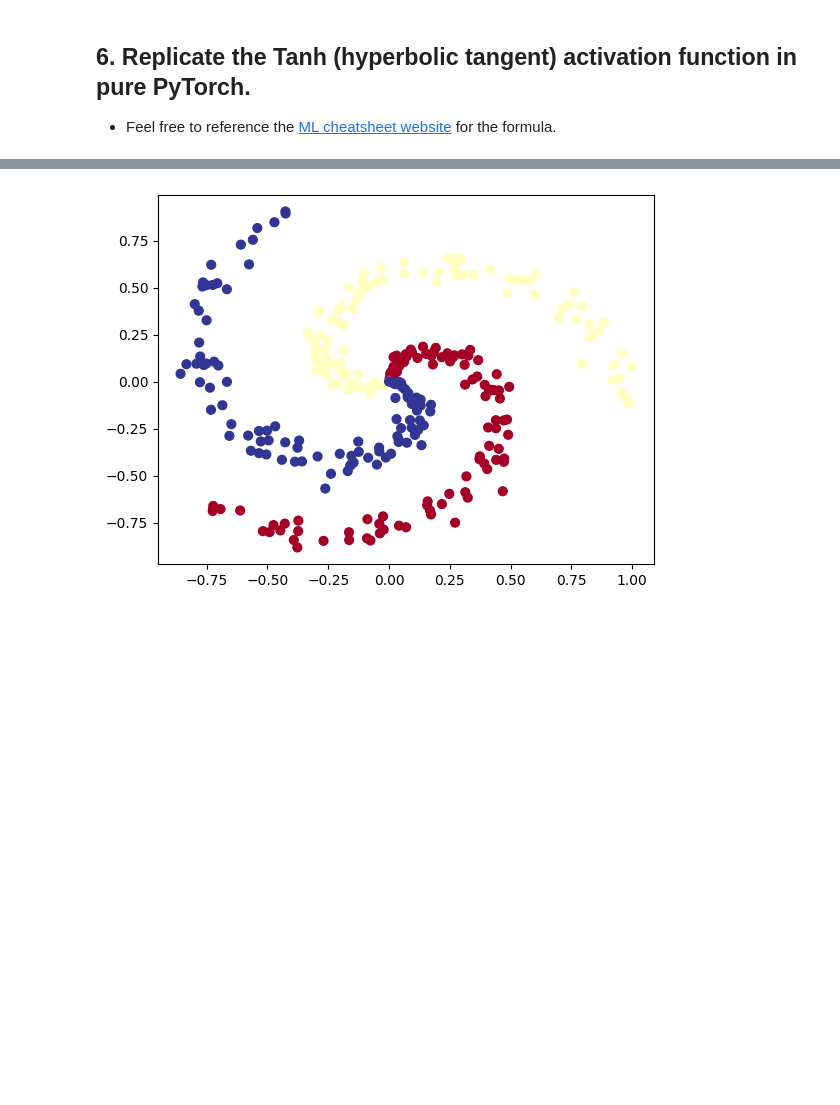
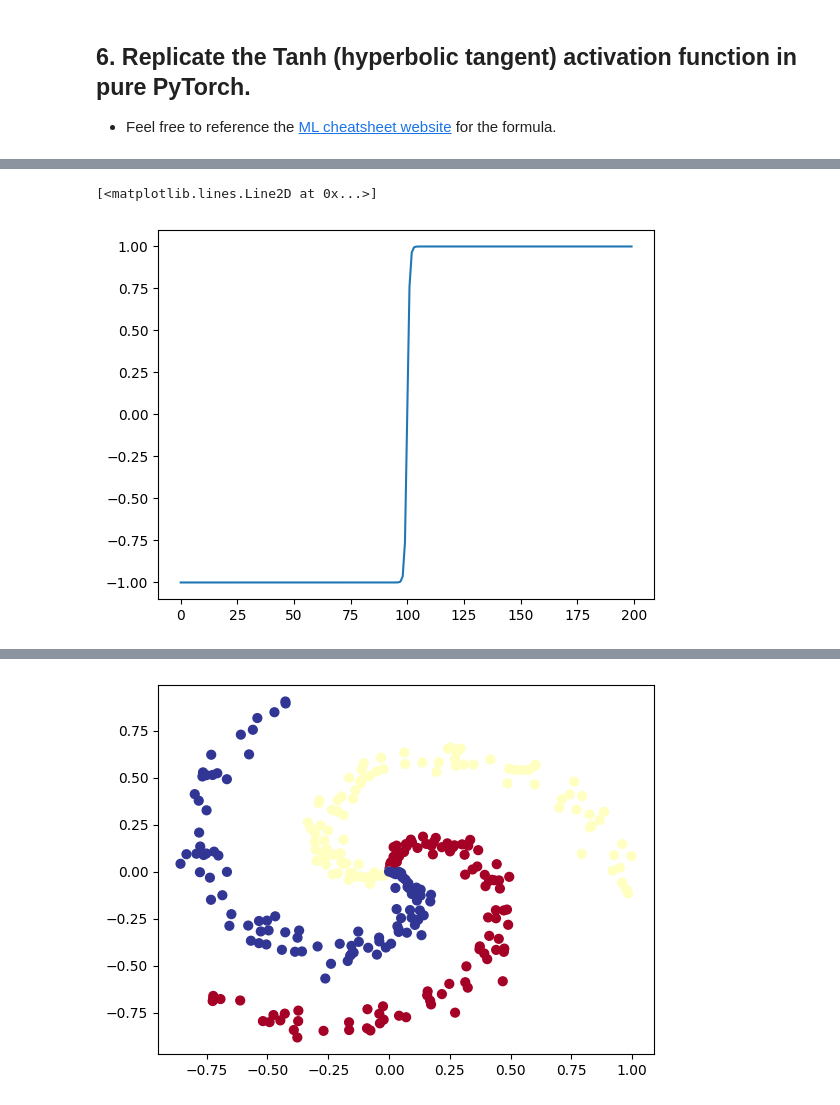
Before and after one commit to martinaspeciale/pytorch-deep-learning, a Jupyter notebook: 02-pytorch-classification-exercises.ipynb, the cells around one changed output, grey strips where cells are left out. Saved outputs shown, nothing was run; the diff lists cells and outputs as text; code cells hidden in the pictures; blank space fills up the shorter version.

```diff
--- a/02-pytorch-classification-exercises.ipynb
+++ b/02-pytorch-classification-exercises.ipynb
@@ -200,0 +302,5 @@ def plot_decision_boundary(model, X, y):
+# %%
+plt.plot(torch.tanh(tensor_A))
+# %% [output]
+[<matplotlib.lines.Line2D at 0x...>]
+[figure, added]
```
Also changed, not shown: parts of 40 cells of this notebook.
